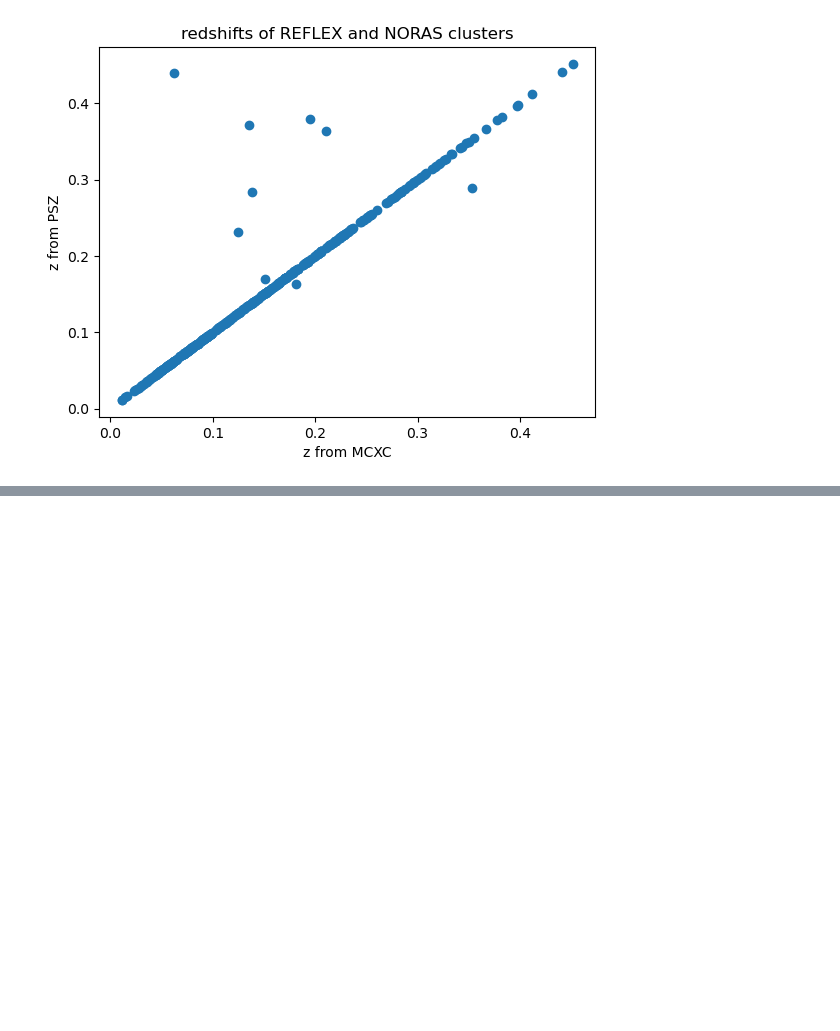
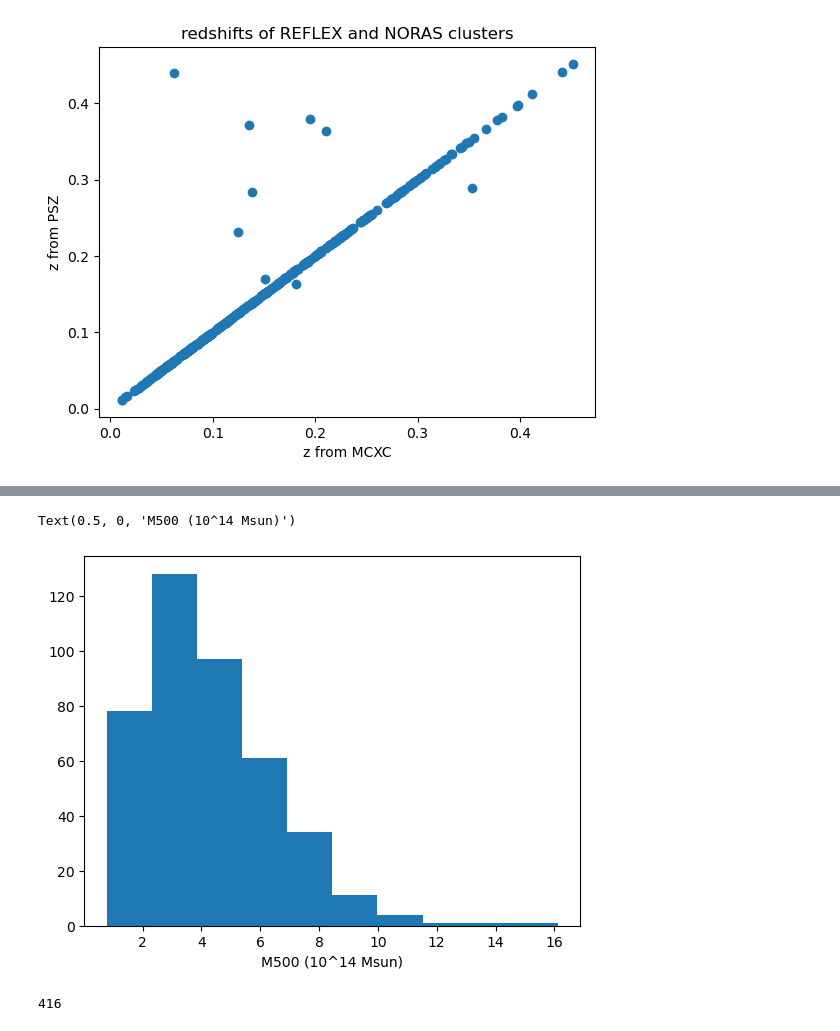
Before and after one commit to eleanorstuart/thermo-idm, a Jupyter notebook: planck_sz_dataset.ipynb, the cells around one changed output, grey strips where cells are left out. Drawn from its saved outputs; the diff is of its cells as text; code cells hidden in the pictures; blank space fills up the shorter version.

```diff
--- a/planck_sz_dataset.ipynb
+++ b/planck_sz_dataset.ipynb
@@ -206,0 +236,10 @@ plt.hist(combo_subset['z_x'], bins=10)
+# %%
+plt.hist(combo_subset['MSZ'], bins=10)
+plt.xlabel('M500 (10^14 Msun)')
+# %% [output]
+Text(0.5, 0, 'M500 (10^14 Msun)')
+[figure, added]
+# %%
+len(combo_subset)
+# %% [output]
+416
```
Also changed, not shown: parts of 6 cells of this notebook, 5 other files.
